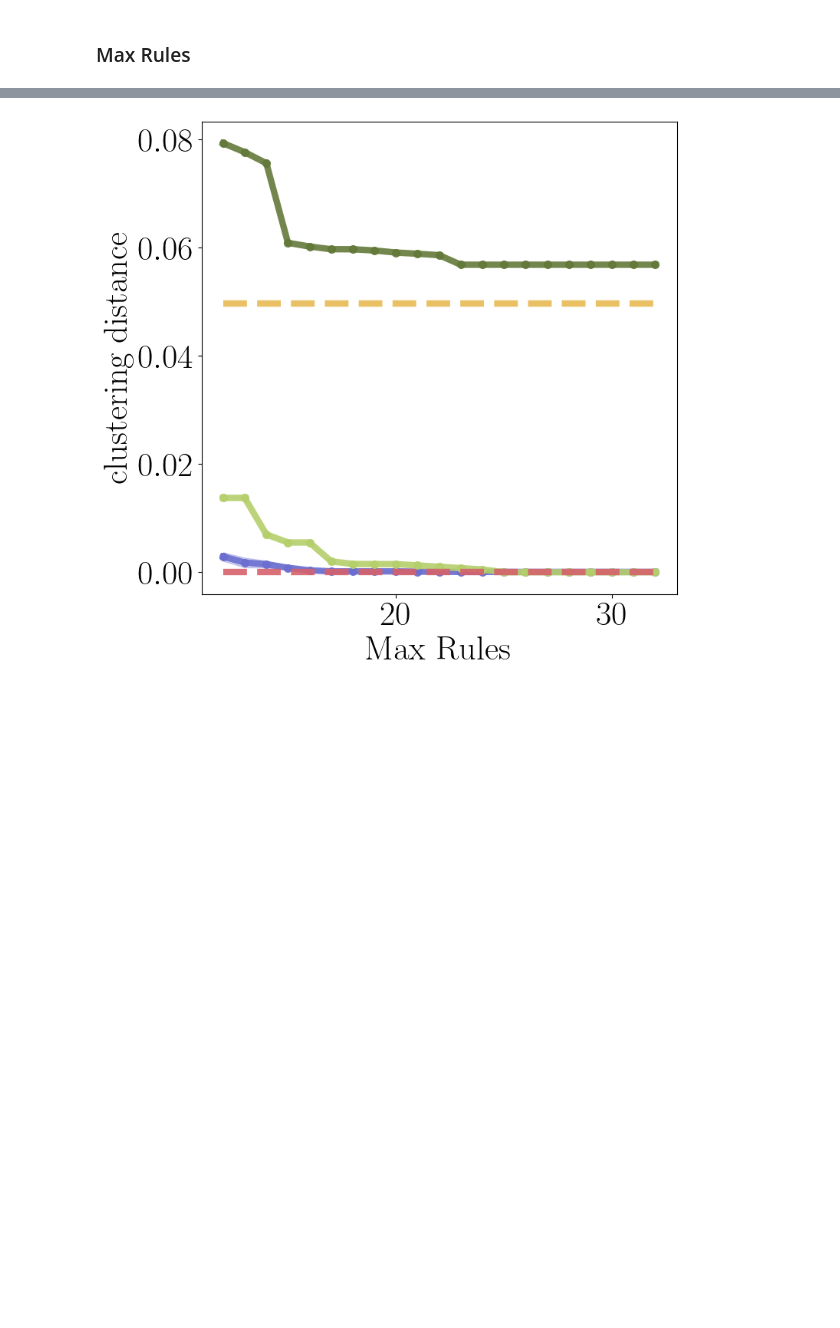
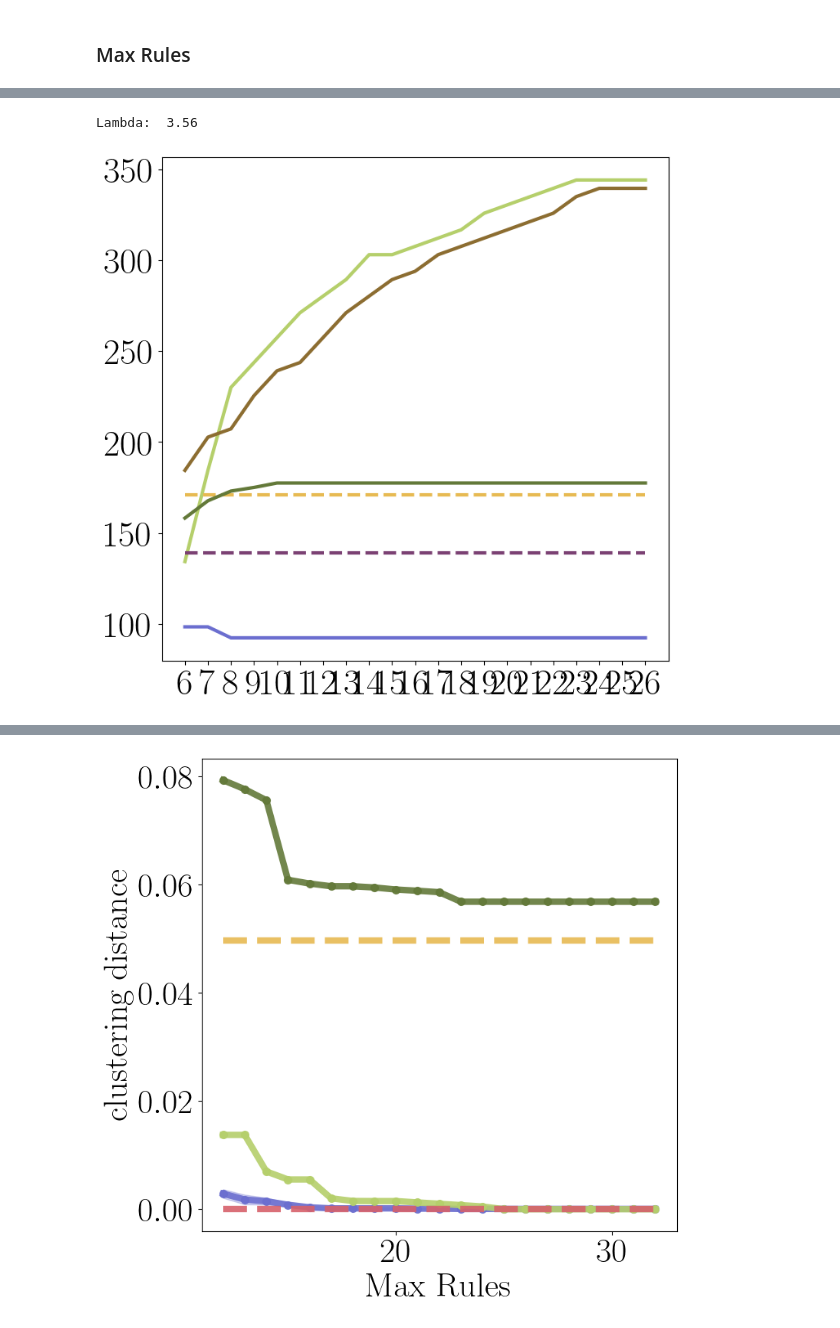
Before and after one commit to kevinqnb/interpretable-clustering, a Jupyter notebook: examples/experiments.ipynb, the cells around one changed output, grey strips where cells are left out. Cells and saved outputs as stored; diff of their text form; code cells hidden in the pictures; blank space fills up the shorter version.

```diff
--- a/examples/experiments.ipynb
+++ b/examples/experiments.ipynb
@@ -126,2 +158,10 @@ Text(0.5, 1.0, 'Total Coverage Cost Objective')
 # %% [markdown]
 ### Max Rules
+# %%
+ref = '_rule_length'
+fname = "../data/experiments/" + dataset + "/max_rules/exp" + ref + ".json"
+with open(fname, 'r') as f:
+    experiment_dict = json.load(f)
+
+comparison_modules = [m for m in experiment_dict['modules'].keys() if 'DSCluster' not in m]
+dscluster_modules = [m for m in experiment_dict['modules'].keys() if 'DSCluster' in m]
@@ -127,0 +267,56 @@ Text(0.5, 1.0, 'Total Coverage Cost Objective')
+# %%
+baseline_module = 'KMeans'
+dscluster_objective_modules = [
+    'DSCluster; Uniform-Bin; Coverage-Mistake-Obj',
+    'DSCluster; Cluster-Bin; Coverage-Mistake-Obj'
+]
+# %%
+# Compare objective values:
+objective_measure1 = 'cluster-coverage'
+objective_measure2 = 'mistakes'
+
+dscluster_objective_module_lambdas = [
+    experiment_dict['fixed-parameters']['lambdas'][m] for m in dscluster_objective_modules
+]
+lambd = max(dscluster_objective_module_lambdas)
+print("Lambda: ", lambd)
+
+
+fig,ax = plt.subplots(1,1,figsize=(8,8))
+x = np.array(list(experiment_dict['modules'][dscluster_objective_modules[0]][objective_measure1].keys()))
+
+# Comparison Modules:
+for cmod in comparison_modules:
+    obj1 = np.array(list(experiment_dict['modules'][cmod][objective_measure1].values()))
+    obj2 = np.array(list(experiment_dict['modules'][cmod][objective_measure2].values()))
+    obj_values = obj1 - lambd * obj2
+    ax.plot(
+        x,
+        obj_values,
+        label=cmod,
+        color=color_dict[cmod],
+        linestyle=linestyle_dict[cmod],
+        linewidth=3,
+    )
+
+# DSCluster Modules:
+for dmod in dscluster_objective_modules:
+    obj1 = np.array(list(experiment_dict['modules'][dmod][objective_measure1].values()))
+    obj2 = np.array(list(experiment_dict['modules'][dmod][objective_measure2].values()))
+    obj_values = obj1 - lambd * obj2
+
+    dmod_name = dmod.rsplit(';', 1)[0]
+    ax.plot(
+        x,
+        obj_values,
+        label=dmod_name,
+        color=color_dict[dmod_name],
+        linestyle=linestyle_dict[dmod_name],
+        linewidth=3,
+    )
+
+
+#plt.legend()
+# %% [output]
+Lambda:  3.56
+[figure, added]
```
Also changed, not shown: parts of 24 cells of this notebook, 43 other files.
